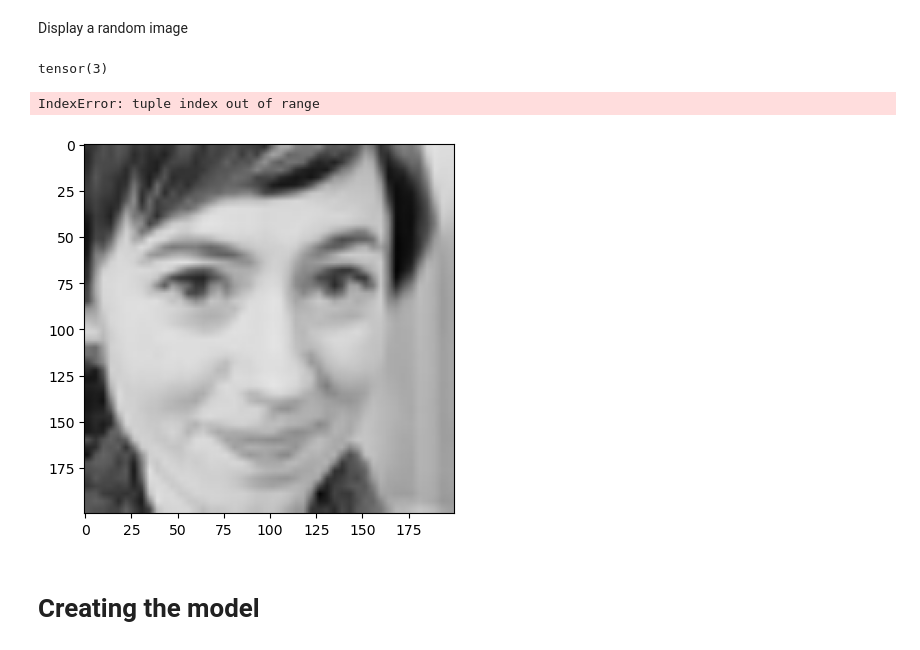
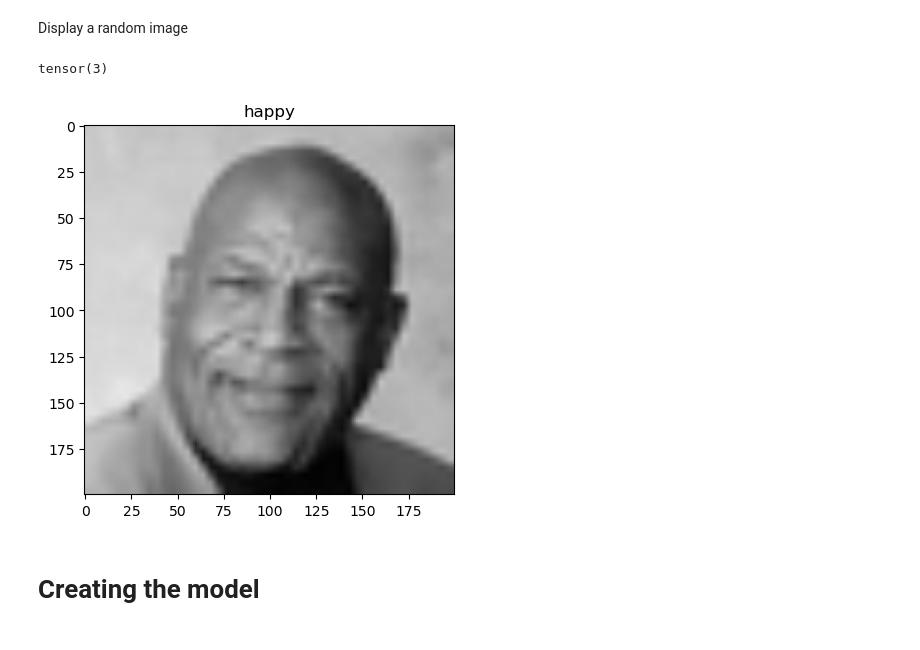
Before and after one commit to LucasCzerny/emotion-detection, a Jupyter notebook: model.ipynb, the cells around one changed output. Drawn from its saved outputs; the diff is of its cells as text; code cells hidden in the pictures.

Commit message:
Finished model creation

```diff
--- a/model.ipynb
+++ b/model.ipynb
@@ -16,12 +20,16 @@ import matplotlib.pyplot as plt
 TRAIN_DATA_PATH = 'dataset/train/'
 TEST_DATA_PATH = 'dataset/test/'
 MODEL_OUTPUT_PATH = 'models/'
+
+LABELS = ('angry', 'disgusted', 'fearful', 'happy', 'neutral', 'sad', 'surprised')
 
 EPOCHS = 10
 BATCH_SIZE = 32
 
 NR_OF_CATEGORIES = 7
 NN_IMAGE_SIZE = 200
+
+SAVE_LAST_MODEL = True
 # %% [markdown]
 # Preparing the data loaders
 # %%
@@ -43,25 +51,22 @@ Display a random image
 # %%
 example_images, example_labels = next(train_data_iter)
 
 random_index = torch.randint(0, BATCH_SIZE, size=[1]).item()
 img, label = example_images[random_index], example_labels[random_index]
-
-print(label)
 
 to_pil_image = transforms.Compose([
     transforms.ToPILImage()
 ])
 
 pil_image = to_pil_image(img)
 
 plt.imshow(pil_image)
-plt.title(('angry', 'disgusted', 'fearful', 'happy', 'neutral', 'sad', 'surprised')[label])
+plt.title(LABELS[label])
 
 plt.show()
 # %% [output]
 tensor(3)
-IndexError: tuple index out of range
-[figure, old version]
+[figure, new version]
 # %% [markdown]
 # Creating the model
 # %%
```
Also changed, not shown: parts of 5 cells of this notebook, 2 other files.
